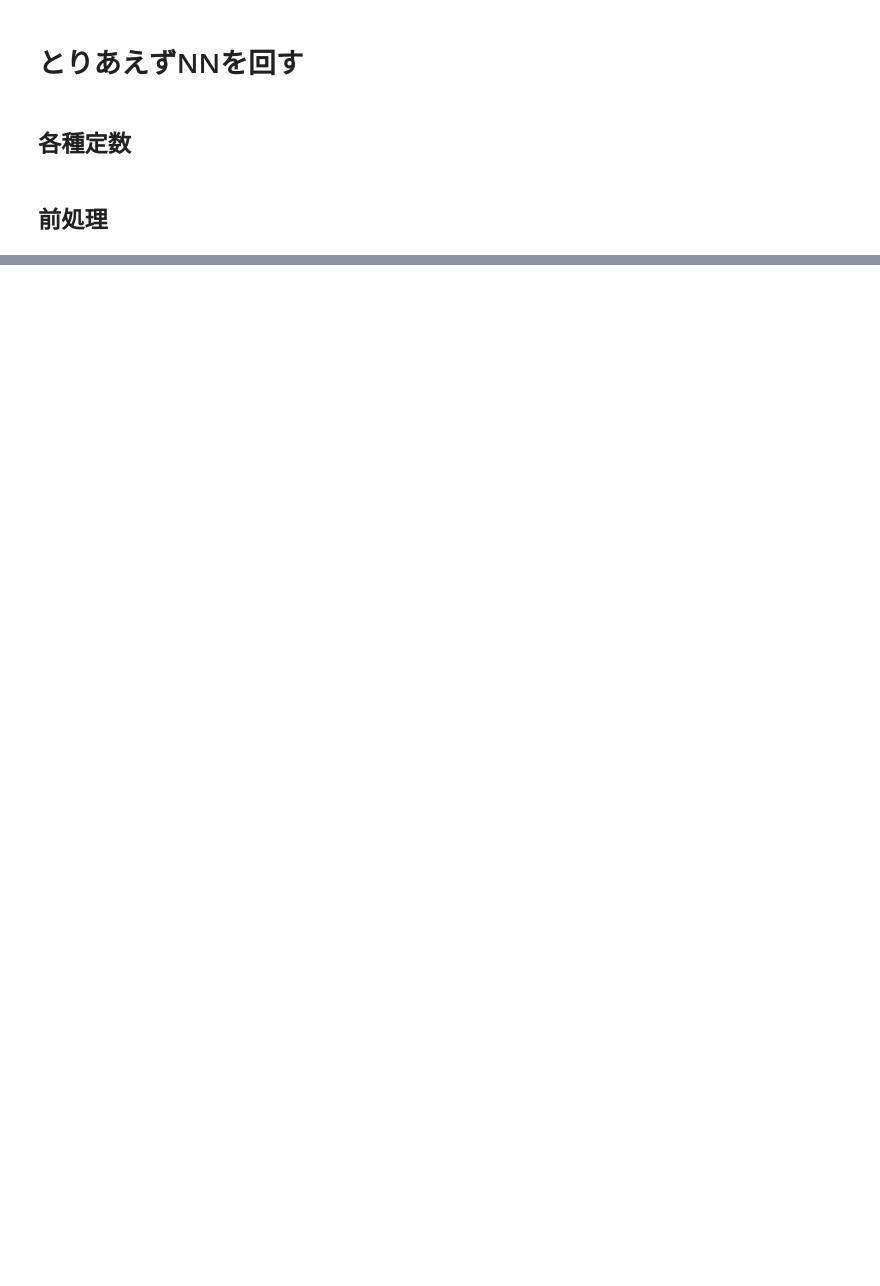
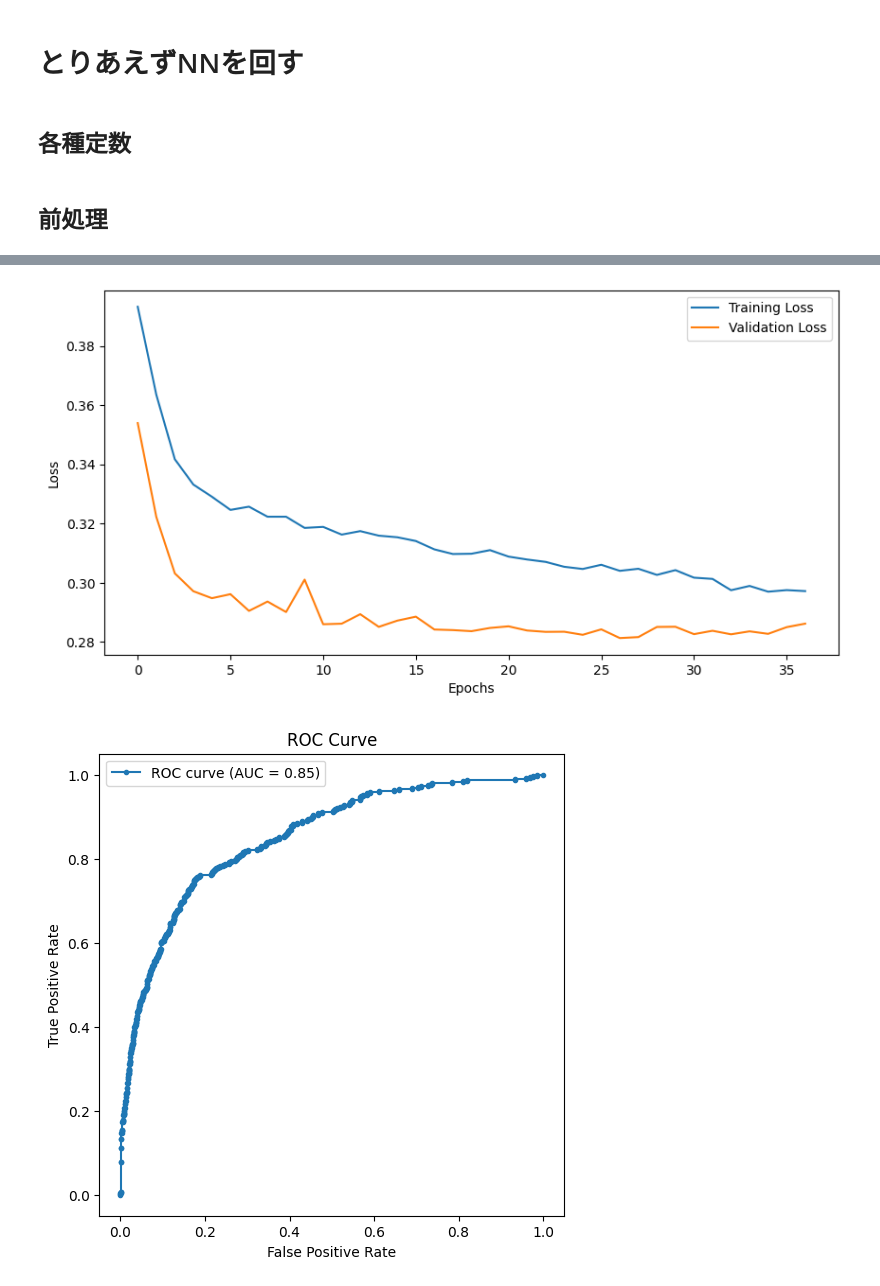
Before and after one commit to Daku-on/signate_cup_2024, a Jupyter notebook: src/02_toy_neural_net.ipynb, the cells around one changed output, grey strips where cells are left out. Cells and saved outputs as stored; diff of their text form; code cells hidden in the pictures; blank space fills up the shorter version.

Commit message:
add toy nn model

```diff
--- a/src/02_toy_neural_net.ipynb
+++ b/src/02_toy_neural_net.ipynb
@@ -51,0 +81,3 @@ test_df.to_csv("../data/test_nn.csv", index=False)
+# %%
+# 検証用データの作成
+X_train, X_val, y_train, y_val = train_test_split(X_train, y_train, test_size=0.2, random_state=RANDOM_STATE)
@@ -51,0 +114,21 @@ test_df.to_csv("../data/test_nn.csv", index=False)
+# %%
+class SimpleNN(nn.Module):
+    def __init__(self, input_dim):
+        super(SimpleNN, self).__init__()
+        self.fc1 = nn.Linear(input_dim, 64)
+        self.fc2 = nn.Linear(64, 32)
+        self.fc3 = nn.Linear(32, 1)
+        self.relu = nn.ReLU()
+        self.sigmoid = nn.Sigmoid()
+
+    def forward(self, x):
+        x = self.relu(self.fc1(x))
+        x = self.relu(self.fc2(x))
+        x = self.sigmoid(self.fc3(x))
+        return x
+
+# モデルのインスタンス化
+model = SimpleNN(input_dim=X_train.shape[1])
+# %%
+criterion = nn.BCELoss()  # バイナリクロスエントロピー損失
+optimizer = optim.Adam(model.parameters(), lr=LEARNING_RATE)
@@ -51,0 +217,22 @@ test_df.to_csv("../data/test_nn.csv", index=False)
+# %%
+# 損失のグラフ化
+plt.figure(figsize=(10, 5))
+plt.plot(range(len(train_losses)), train_losses, label='Training Loss')
+plt.plot(range(len(val_losses)), val_losses, label='Validation Loss')
+plt.xlabel('Epochs')
+plt.ylabel('Loss')
+plt.legend()
+plt.show()
+
+# ROC曲線の描画
+fpr, tpr, _ = roc_curve(all_targets, all_outputs)
+plt.figure(figsize=(6, 6))
+plt.plot(fpr, tpr, marker='.', label=f'ROC curve (AUC = {auc:.2f})')
+plt.xlabel('False Positive Rate')
+plt.ylabel('True Positive Rate')
+plt.title('ROC Curve')
+plt.legend()
+plt.show()
+# %% [output]
+[figure, added]
+[figure, added]
```
Also changed, not shown: parts of 9 cells of this notebook, 2 other files.
